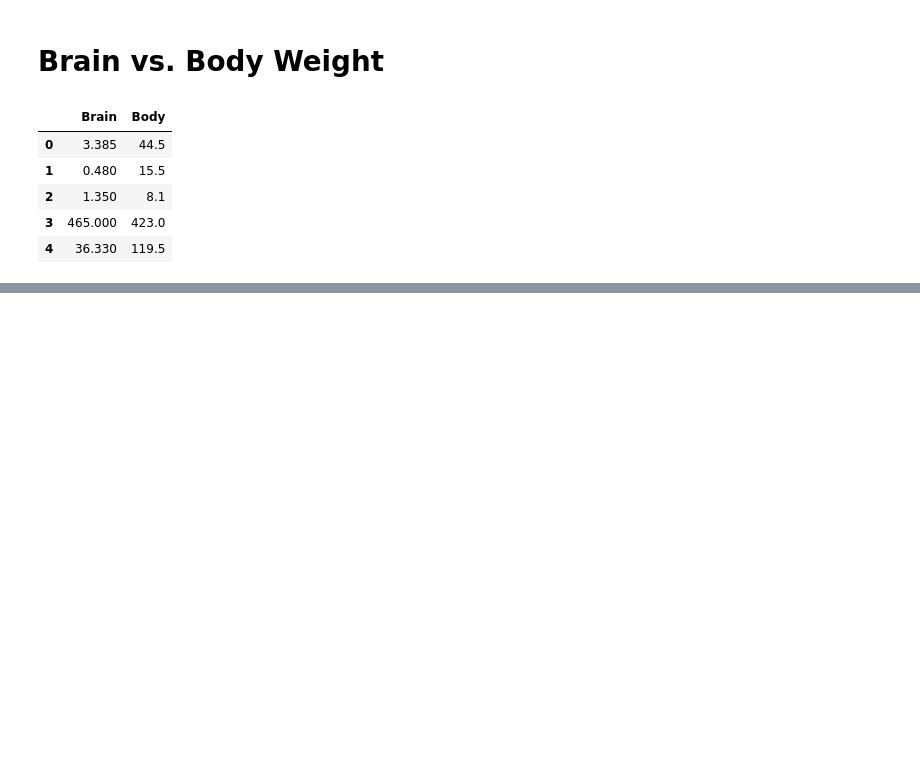
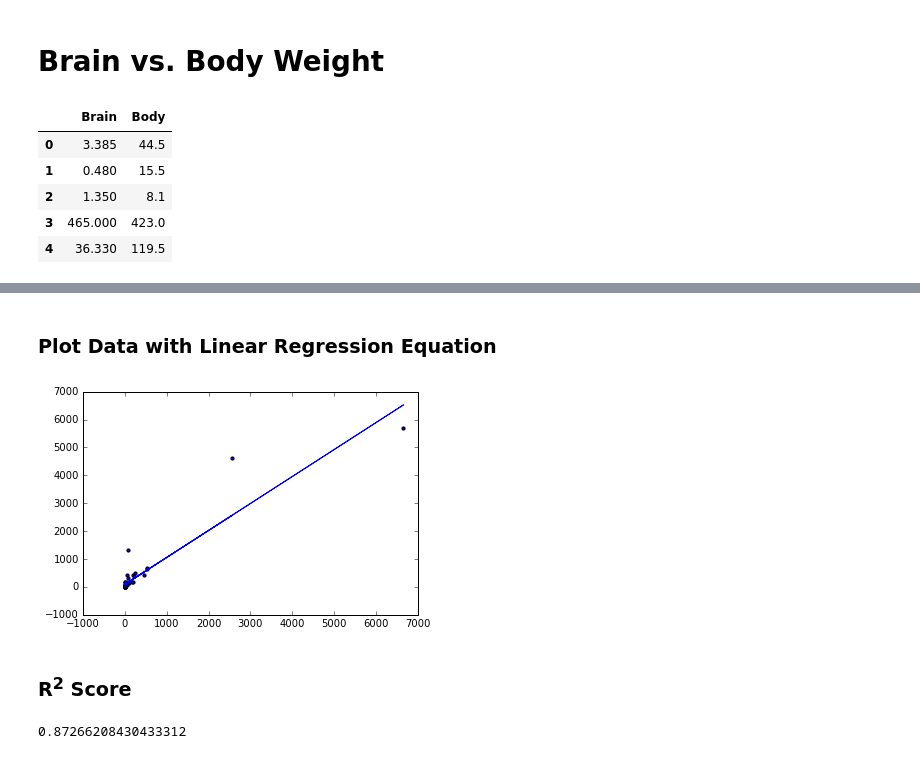
Before and after one commit to katjackson/linear-regression, a Jupyter notebook: simple-linear-regression.ipynb, the cells around one changed output, grey strips where cells are left out. Cells and saved outputs as stored; diff of their text form; code cells hidden in the pictures; blank space fills up the shorter version.

Commit message:
brains complete. salary whatever

```diff
--- a/simple-linear-regression.ipynb
+++ b/simple-linear-regression.ipynb
@@ -83,7 +83,7 @@ According to this linear regression model, a chirping rate of 18 would imply an
 # %% [markdown]
 # Brain vs. Body Weight
 # %%
-bb = pd.read_table('brain_body.txt', delimiter=' ', skipinitialspace=True)
+bb = pd.read_fwf('brain_body.txt')
 bb.head()
 # %% [output]
 |  | Brain | Body |
@@ -97,5 +101,3 @@ bb_regr = linear_model.LinearRegression()
 # %%
-x = bb['Brain'].to_frame()
+X = bb['Brain'].to_frame()
 y = bb['Body']
-# %%
-bb_regr.fit()
@@ -101,0 +106,3 @@ bb_regr.fit()
+# %%
+bb_regr.fit(X, y)
+print(bb_regr.intercept_, bb_regr.coef_)
@@ -101,0 +119,14 @@ bb_regr.fit()
+# %% [markdown]
+### Plot Data with Linear Regression Equation
+# %%
+plt.scatter(X, y, s=10)
+plt.plot(X, (bb_regr.intercept_ + (bb_regr.coef_ * X)))
+plt.show()
+# %% [output]
+[figure, added]
+# %% [markdown]
+### R<sup>2</sup> Score
+# %%
+bb_regr.score(X, y)
+# %% [output]
+0.87266208430433312
```
Also changed, not shown: parts of 28 cells of this notebook, 2 other files.
